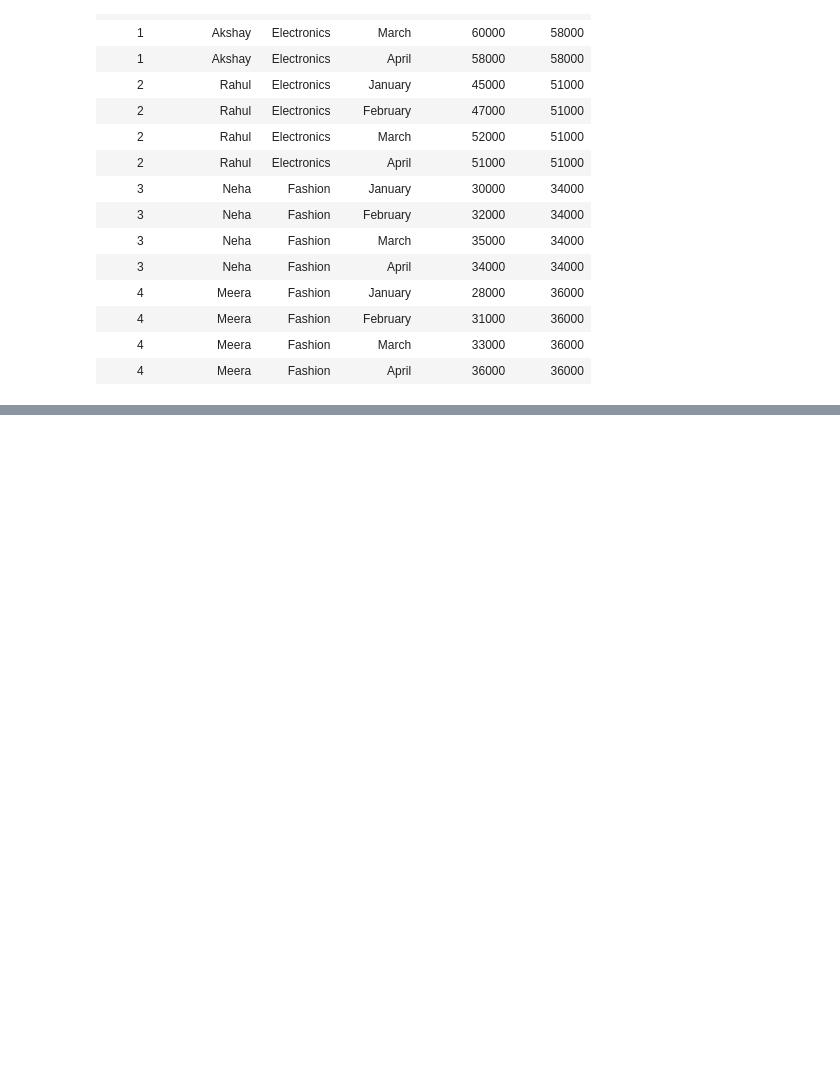
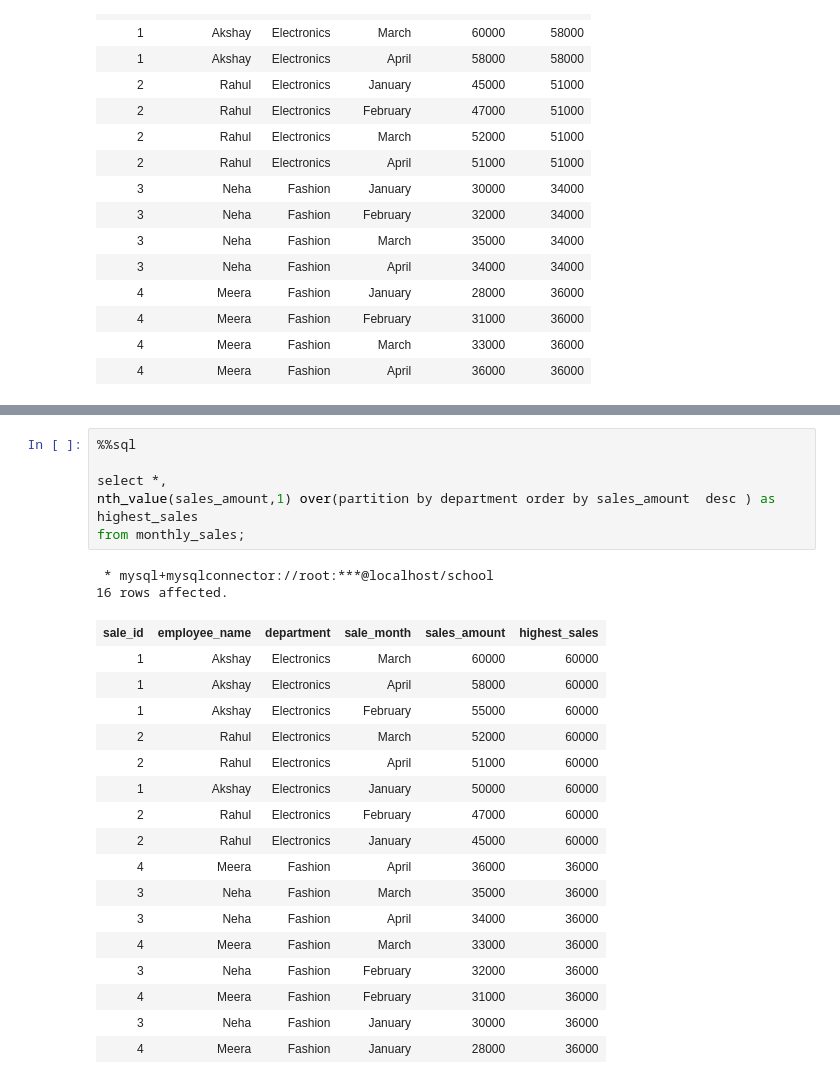
Before and after one commit to Mobing-ms/sql-queries, a Jupyter notebook: window_function_sql-checkpoint.ipynb, the cells around one changed output, grey strips where cells are left out. Drawn from its saved outputs; the diff is of its cells as text; blank space fills up the shorter version.

Commit message:
Add files via upload
corrected the first_value mistake and updated nth_value query

```diff
--- a/window_function_sql-checkpoint.ipynb
+++ b/window_function_sql-checkpoint.ipynb
@@ -552,0 +564,26 @@ from monthly_sales;]
+# %%
+%%sql
+
+select *,
+nth_value(sales_amount,1) over(partition by department order by sales_amount  desc ) as highest_sales
+from monthly_sales;
+# %% [output]
+ * mysql+mysqlconnector://root:***@localhost/school
+16 rows affected.
+| sale_id | employee_name | department | sale_month | sales_amount | highest_sales |
+| 1 | Akshay | Electronics | March | 60000 | 60000 |
+| 1 | Akshay | Electronics | April | 58000 | 60000 |
+| 1 | Akshay | Electronics | February | 55000 | 60000 |
+| 2 | Rahul | Electronics | March | 52000 | 60000 |
+| 2 | Rahul | Electronics | April | 51000 | 60000 |
+| 1 | Akshay | Electronics | January | 50000 | 60000 |
+| 2 | Rahul | Electronics | February | 47000 | 60000 |
+| 2 | Rahul | Electronics | January | 45000 | 60000 |
+| 4 | Meera | Fashion | April | 36000 | 36000 |
+| 3 | Neha | Fashion | March | 35000 | 36000 |
+| 3 | Neha | Fashion | April | 34000 | 36000 |
+| 4 | Meera | Fashion | March | 33000 | 36000 |
+| 3 | Neha | Fashion | February | 32000 | 36000 |
+| 4 | Meera | Fashion | February | 31000 | 36000 |
+| 3 | Neha | Fashion | January | 30000 | 36000 |
+| 4 | Meera | Fashion | January | 28000 | 36000 |
```
Also changed, not shown: parts of 1 cell of this notebook.
